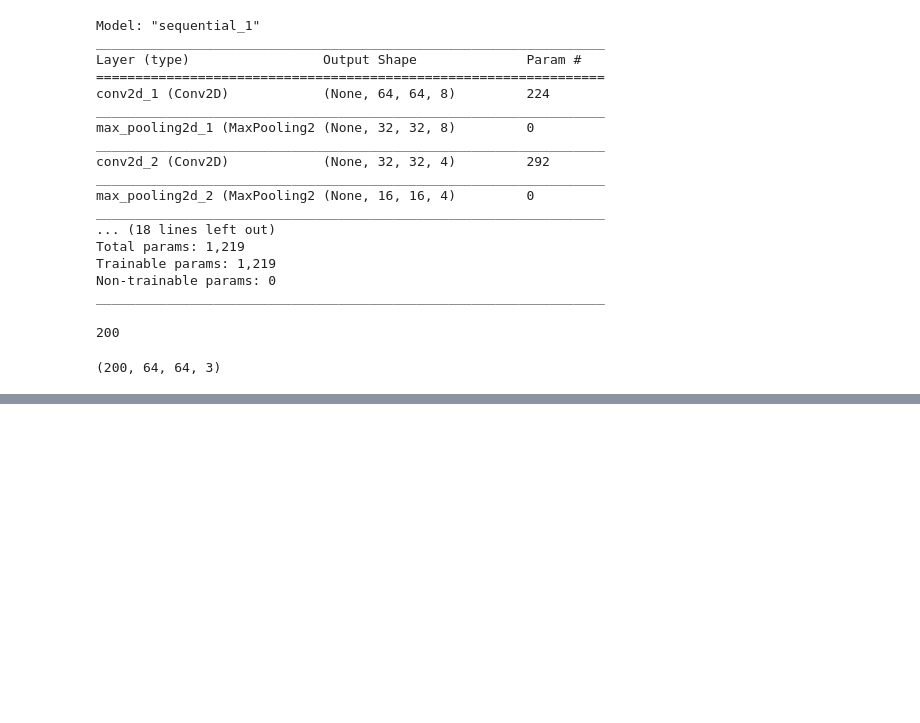
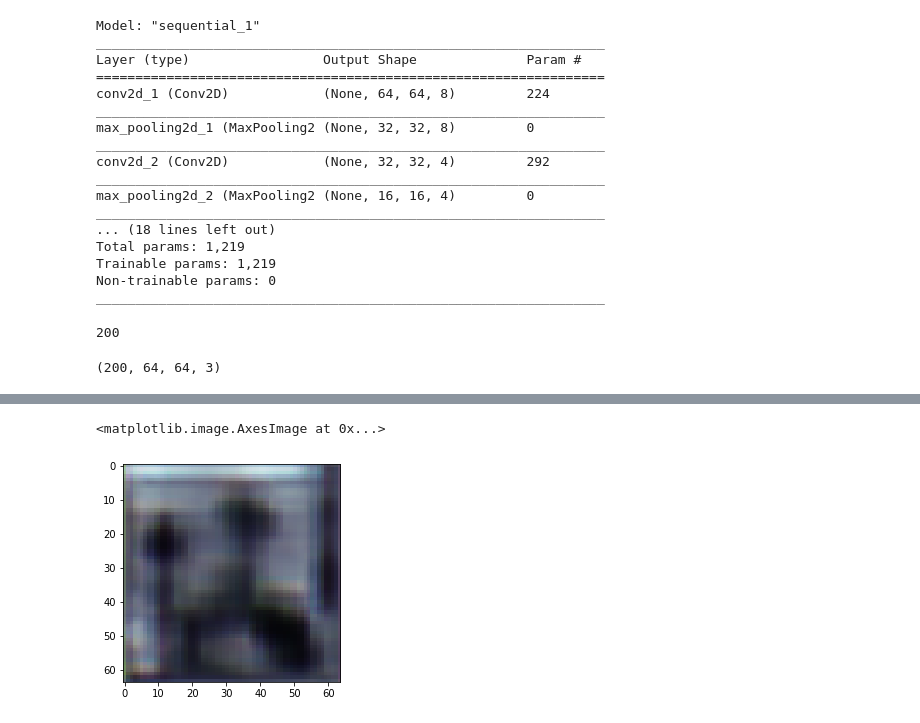
Before and after one commit to fali007/autoencoders, a Jupyter notebook: 3x3 image auto encoder-(64 x 64).ipynb, the cells around one changed output, grey strips where cells are left out. Cells and saved outputs as stored; diff of their text form; code cells hidden in the pictures; blank space fills up the shorter version.

```diff
--- a/3x3 image auto encoder-(64 x 64).ipynb
+++ b/3x3 image auto encoder-(64 x 64).ipynb
@@ -107,0 +111,5 @@ plt.imshow()
+# %%
+plt.imshow(dat[0])
+# %% [output]
+<matplotlib.image.AxesImage at 0x...>
+[figure, added]
```
Also changed, not shown: parts of 8 cells of this notebook.
